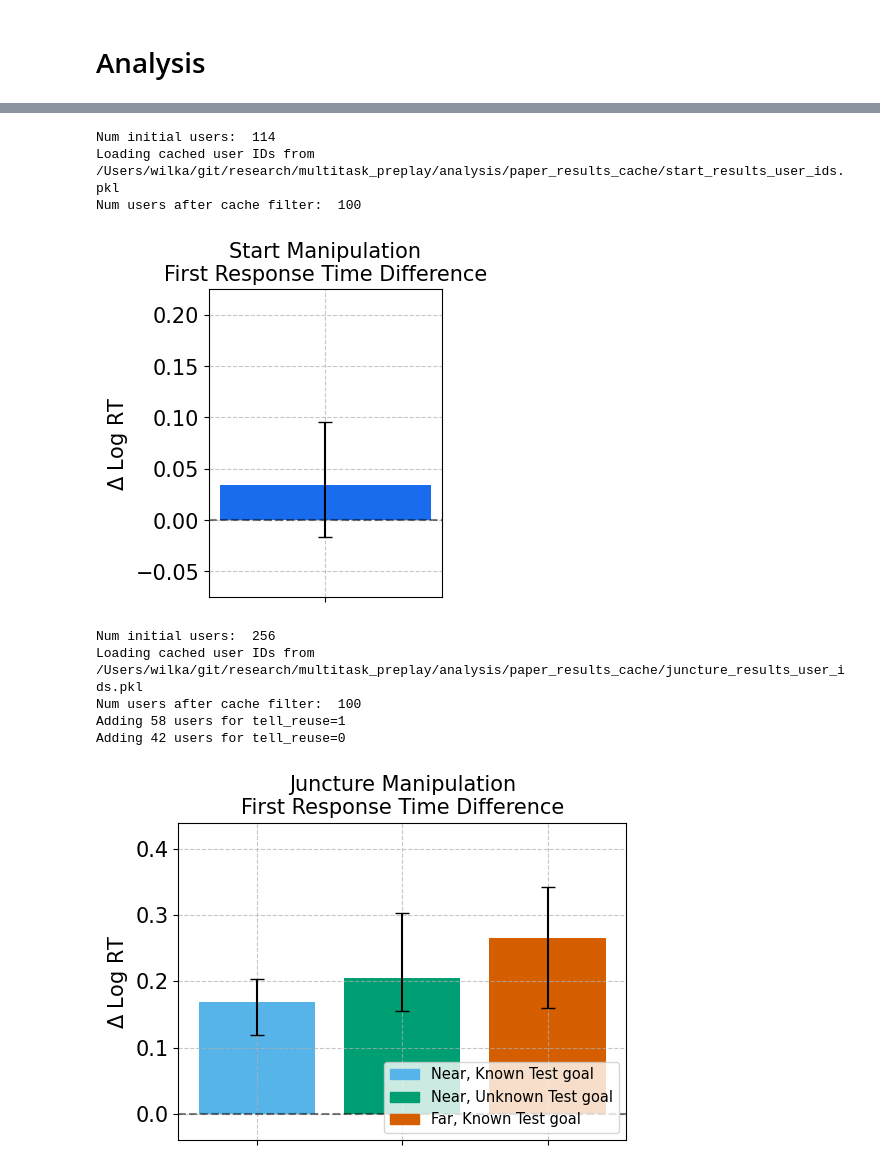
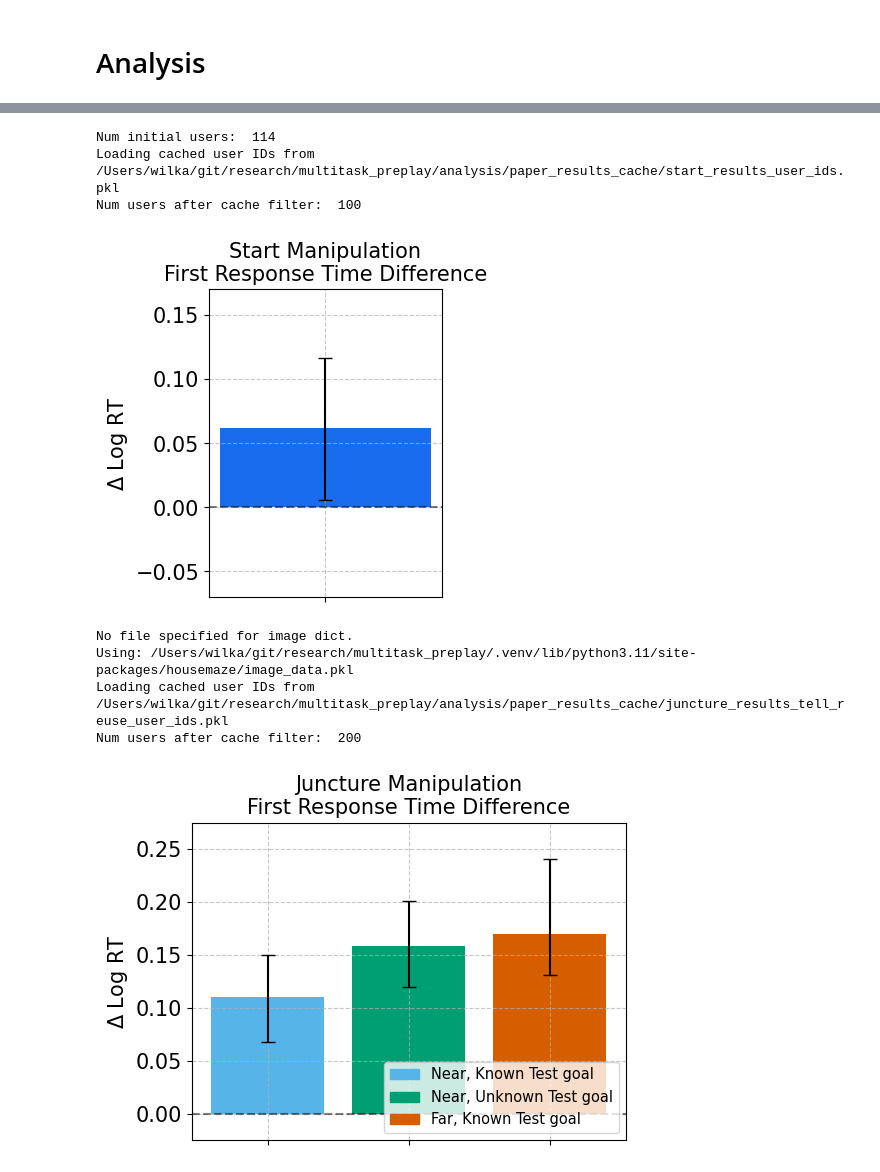
Before and after one commit to wcarvalho/multitask_preplay, a Jupyter notebook: figures/jaxmaze_results.ipynb, the cells around one changed output, grey strips where cells are left out. Drawn from its saved outputs; the diff is of its cells as text; code cells hidden in the pictures.

```diff
--- a/figures/jaxmaze_results.ipynb
+++ b/figures/jaxmaze_results.ipynb
@@ -128,31 +133,21 @@ Removed 0 global episode indices
 # %%
 jaxmaze_analysis.start_results(
   user_df,
-  ylim=[-0.05, 0.2],
-  save_figs=True,
-  median=True,
+  ylim=[-0.05, 0.15],
 )
 # %% [output]
 Num initial users:  114
 Loading cached user IDs from /Users/wilka/git/research/multitask_preplay/analysis/paper_results_cache/start_results_user_ids.pkl
 Num users after cache filter:  100
-[figure, old version]
+[figure, new version]
 # %%
 jaxmaze_analysis.juncture_results(
-  user_df,
-  # model_df,
-  # save_dir=save_dir,
-  save_figs=True,
-  display_figs=False,
-  # figsize=(2.5, 4),
-  # options=[('short', 0)],
-  # show_legend=False,
-  ylim=[0, 0.4],
+    user_df,
+    ylim=[0, 0.25],
 )
 # %% [output]
-Num initial users:  256
-Loading cached user IDs from /Users/wilka/git/research/multitask_preplay/analysis/paper_results_cache/juncture_results_user_ids.pkl
-Num users after cache filter:  100
-Adding 58 users for tell_reuse=1
-Adding 42 users for tell_reuse=0
+No file specified for image dict.
+Using: /Users/wilka/git/research/multitask_preplay/.venv/lib/python3.11/site-packages/housemaze/image_data.pkl
+Loading cached user IDs from /Users/wilka/git/research/multitask_preplay/analysis/paper_results_cache/juncture_results_tell_reuse_user_ids.pkl
+Num users after cache filter:  200
-[figure, old version]
+[figure, new version]
```
Also changed, not shown: parts of 6 cells of this notebook, 11 other files.
